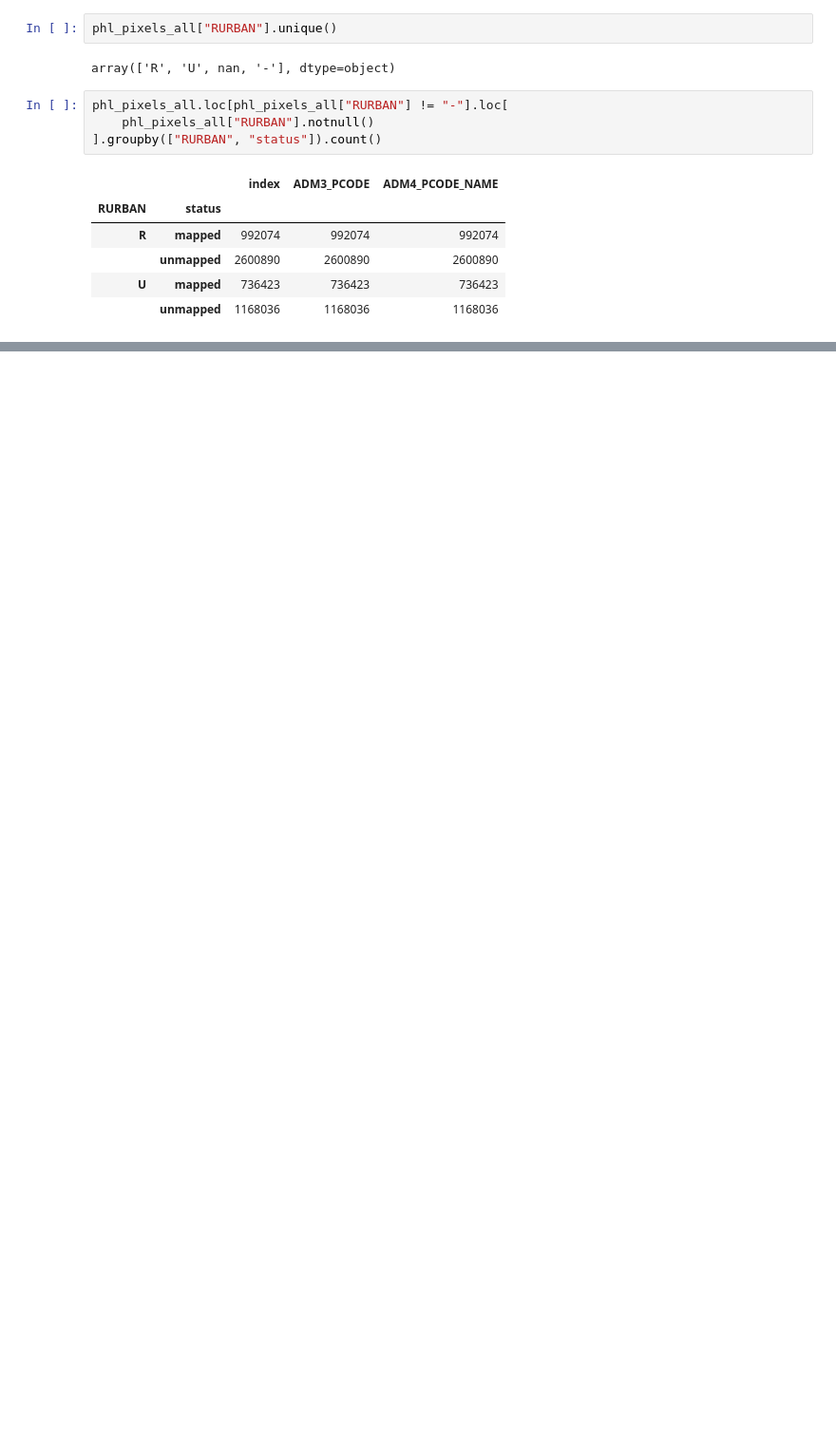
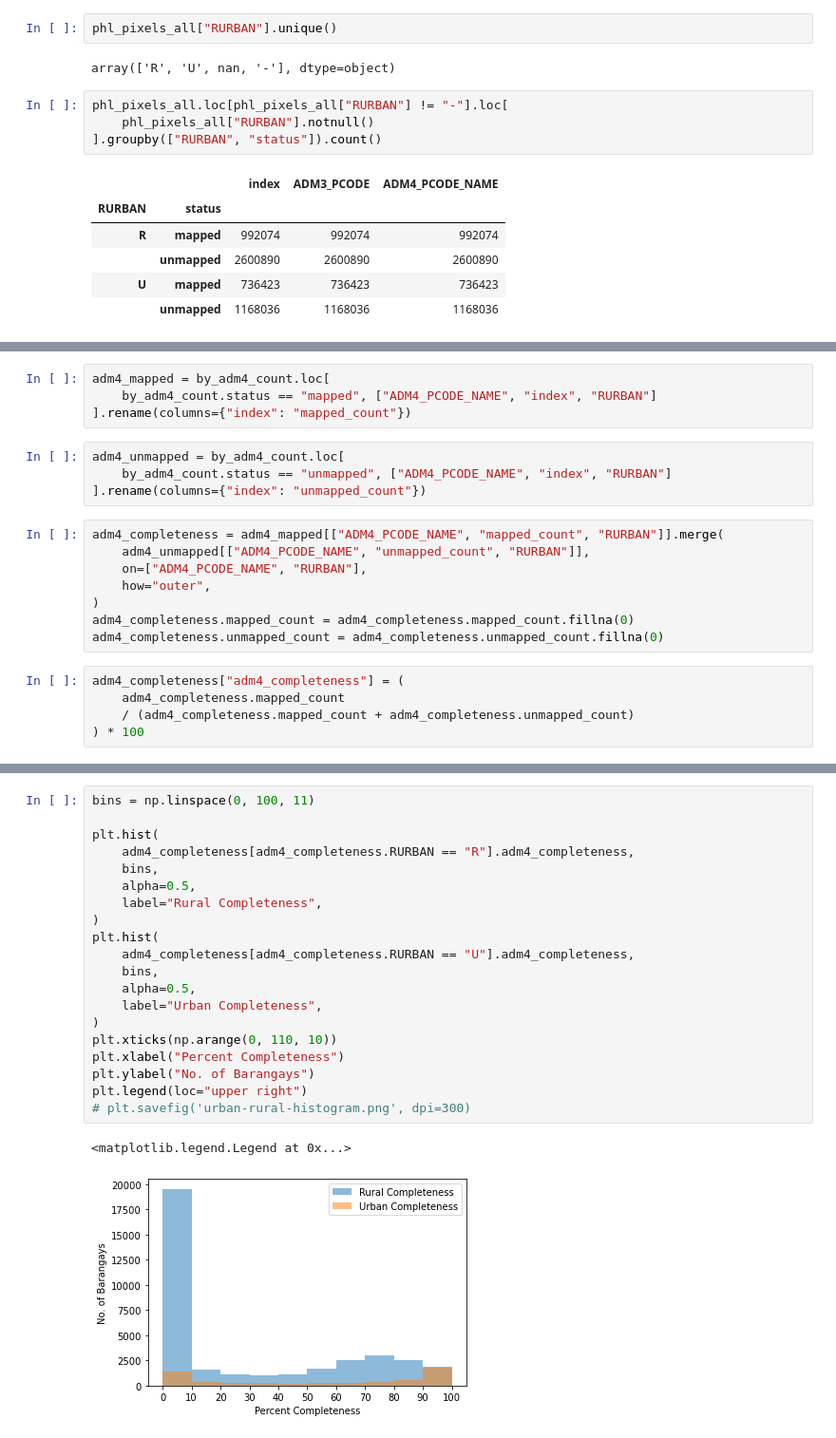
Before and after one commit to thinkingmachines/osm-completeness, a Jupyter notebook: notebooks/2_Analysis.ipynb, the cells around one changed output, grey strips where cells are left out. Shown at 95% size. Saved outputs shown, nothing was run; the diff lists cells and outputs as text; blank space fills up the shorter version.

Commit message:
Update analysis
- Add scripts for plotting
- Load PH poverty incidence data

```diff
--- a/notebooks/2_Analysis.ipynb
+++ b/notebooks/2_Analysis.ipynb
@@ -47,0 +96,21 @@ phl_pixels_all.loc[phl_pixels_all["RURBAN"] != "-"].loc[
+# %%
+adm4_mapped = by_adm4_count.loc[
+    by_adm4_count.status == "mapped", ["ADM4_PCODE_NAME", "index", "RURBAN"]
+].rename(columns={"index": "mapped_count"})
+# %%
+adm4_unmapped = by_adm4_count.loc[
+    by_adm4_count.status == "unmapped", ["ADM4_PCODE_NAME", "index", "RURBAN"]
+].rename(columns={"index": "unmapped_count"})
+# %%
+adm4_completeness = adm4_mapped[["ADM4_PCODE_NAME", "mapped_count", "RURBAN"]].merge(
+    adm4_unmapped[["ADM4_PCODE_NAME", "unmapped_count", "RURBAN"]],
+    on=["ADM4_PCODE_NAME", "RURBAN"],
+    how="outer",
+)
+adm4_completeness.mapped_count = adm4_completeness.mapped_count.fillna(0)
+adm4_completeness.unmapped_count = adm4_completeness.unmapped_count.fillna(0)
+# %%
+adm4_completeness["adm4_completeness"] = (
+    adm4_completeness.mapped_count
+    / (adm4_completeness.mapped_count + adm4_completeness.unmapped_count)
+) * 100
@@ -47,0 +129,23 @@ phl_pixels_all.loc[phl_pixels_all["RURBAN"] != "-"].loc[
+# %%
+bins = np.linspace(0, 100, 11)
+
+plt.hist(
+    adm4_completeness[adm4_completeness.RURBAN == "R"].adm4_completeness,
+    bins,
+    alpha=0.5,
+    label="Rural Completeness",
+)
+plt.hist(
+    adm4_completeness[adm4_completeness.RURBAN == "U"].adm4_completeness,
+    bins,
+    alpha=0.5,
+    label="Urban Completeness",
+)
+plt.xticks(np.arange(0, 110, 10))
+plt.xlabel("Percent Completeness")
+plt.ylabel("No. of Barangays")
+plt.legend(loc="upper right")
+# plt.savefig('urban-rural-histogram.png', dpi=300)
+# %% [output]
+<matplotlib.legend.Legend at 0x...>
+[figure, added]
```
Also changed, not shown: parts of 40 cells of this notebook.
